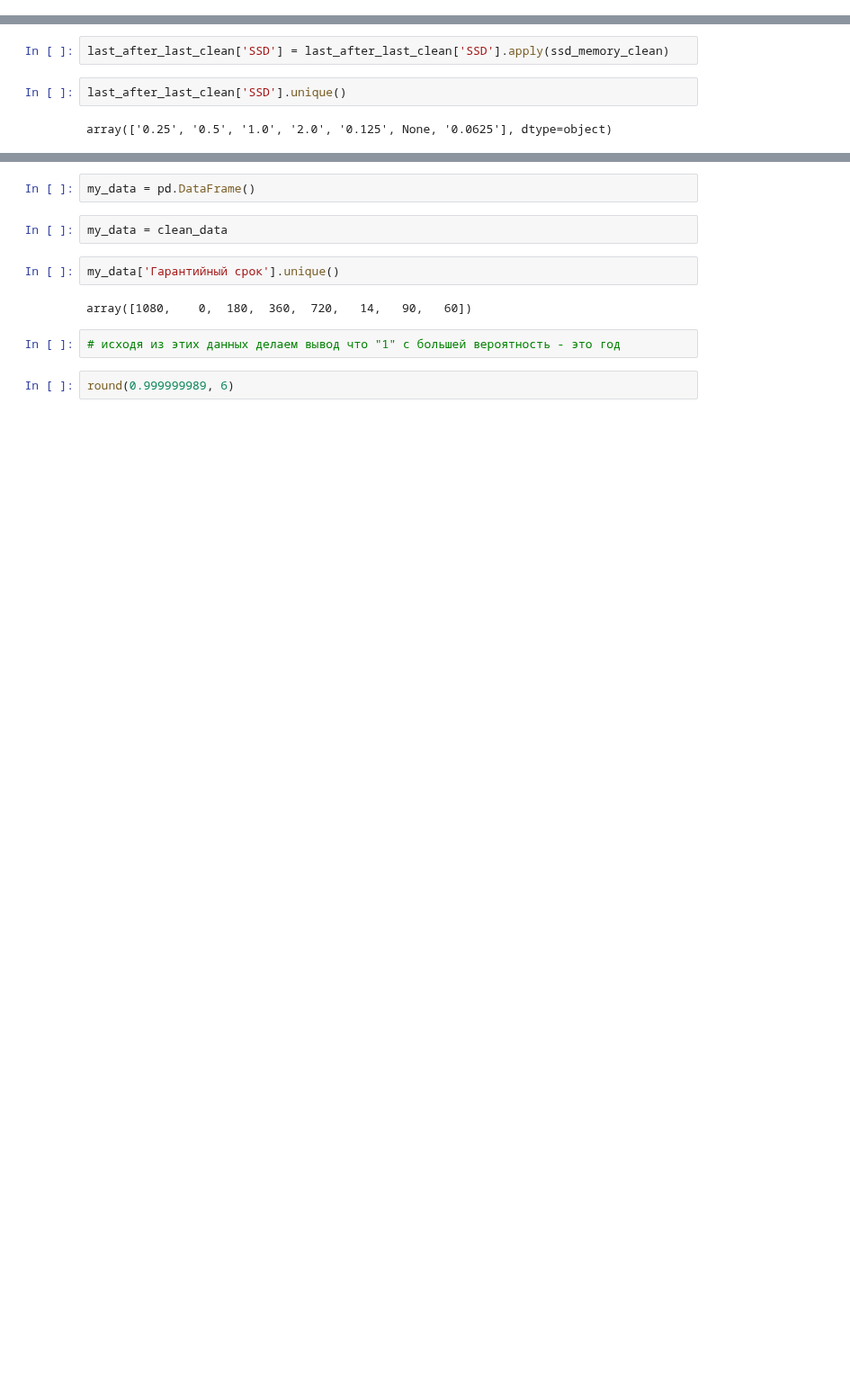
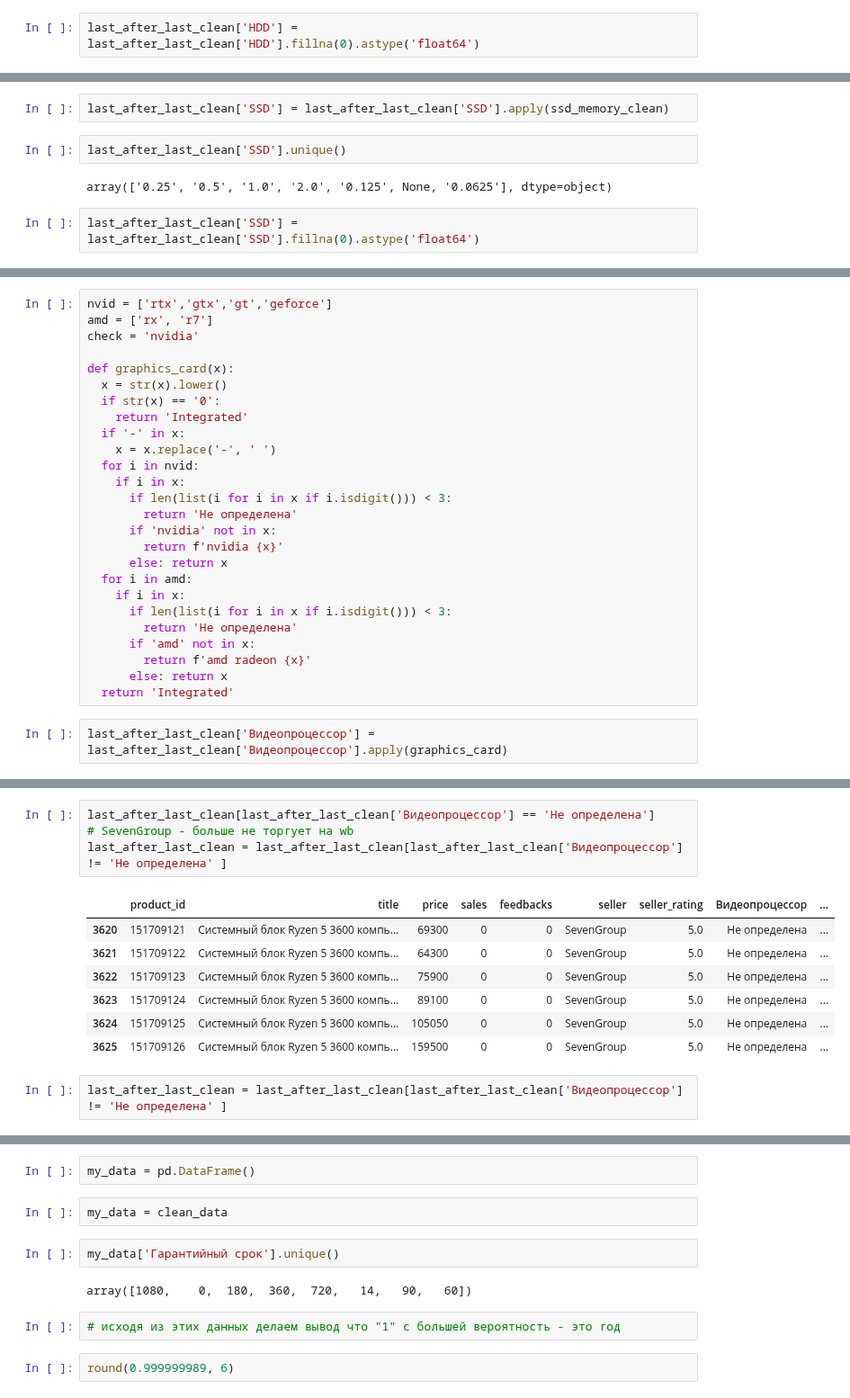
Before and after one commit to EZSib/data_-analytics2023, a Jupyter notebook: practice_clear.ipynb, the cells around one changed output, grey strips where cells are left out. Shown at 90% size. Drawn from its saved outputs; the diff is of its cells as text; blank space fills up the shorter version.

```diff
--- a/practice_clear.ipynb
+++ b/practice_clear.ipynb
@@ -1140,6 +1104,8 @@ last_after_last_clean['HDD'] = last_after_last_clean['HDD'].apply(hdd_memory_cle
 last_after_last_clean['HDD'].unique()
 # %% [output]
 array([None, '1.0', '2.0', '0.5', '4.0', '0.25', '0.125'], dtype=object)
+# %%
+last_after_last_clean['HDD'] = last_after_last_clean['HDD'].fillna(0).astype('float64')
 # %%
 last_after_last_clean['SSD'].unique()
 # %% [output]
@@ -1209,6 +1174,8 @@ last_after_last_clean['SSD'] = last_after_last_clean['SSD'].apply(ssd_memory_cle
 last_after_last_clean['SSD'].unique()
 # %% [output]
 array(['0.25', '0.5', '1.0', '2.0', '0.125', None, '0.0625'], dtype=object)
+# %%
+last_after_last_clean['SSD'] = last_after_last_clean['SSD'].fillna(0).astype('float64')
 # %%
 last_after_last_clean.head(10)
 # %% [output]
@@ -1245,0 +1213,28 @@ array([0, 'Intel UHD Graphics 630', 'NVIDIA GeForce GTX 1660',
+# %%
+nvid = ['rtx','gtx','gt','geforce']
+amd = ['rx', 'r7']
+check = 'nvidia'
+
+def graphics_card(x):
+  x = str(x).lower()
+  if str(x) == '0':
+    return 'Integrated'
+  if '-' in x:
+    x = x.replace('-', ' ')
+  for i in nvid:
+    if i in x:
+      if len(list(i for i in x if i.isdigit())) < 3:
+        return 'Не определена'
+      if 'nvidia' not in x:
+        return f'nvidia {x}'
+      else: return x
+  for i in amd:
+    if i in x:
+      if len(list(i for i in x if i.isdigit())) < 3:
+        return 'Не определена'
+      if 'amd' not in x:
+        return f'amd radeon {x}'
+      else: return x
+  return 'Integrated'
+# %%
+last_after_last_clean['Видеопроцессор'] = last_after_last_clean['Видеопроцессор'].apply(graphics_card)
@@ -1245,0 +1265,14 @@ array([0, 'Intel UHD Graphics 630', 'NVIDIA GeForce GTX 1660',
+# %%
+last_after_last_clean[last_after_last_clean['Видеопроцессор'] == 'Не определена']
+# SevenGroup - больше не торгует на wb
+last_after_last_clean = last_after_last_clean[last_after_last_clean['Видеопроцессор'] != 'Не определена' ]
+# %% [output]
+|  | product_id | title | price | sales | feedbacks | seller | seller_rating | Видеопроцессор | ... |
+| 3620 | 151709121 | Системный блок Ryzen 5 3600 компь... | 69300 | 0 | 0 | SevenGroup | 5.0 | Не определена | ... |
+| 3621 | 151709122 | Системный блок Ryzen 5 3600 компь... | 64300 | 0 | 0 | SevenGroup | 5.0 | Не определена | ... |
+| 3622 | 151709123 | Системный блок Ryzen 5 3600 компь... | 75900 | 0 | 0 | SevenGroup | 5.0 | Не определена | ... |
+| 3623 | 151709124 | Системный блок Ryzen 5 3600 компь... | 89100 | 0 | 0 | SevenGroup | 5.0 | Не определена | ... |
+| 3624 | 151709125 | Системный блок Ryzen 5 3600 компь... | 105050 | 0 | 0 | SevenGroup | 5.0 | Не определена | ... |
+| 3625 | 151709126 | Системный блок Ryzen 5 3600 компь... | 159500 | 0 | 0 | SevenGroup | 5.0 | Не определена | ... |
+# %%
+last_after_last_clean = last_after_last_clean[last_after_last_clean['Видеопроцессор'] != 'Не определена' ]
```
Also changed, not shown: parts of 12 cells of this notebook.
